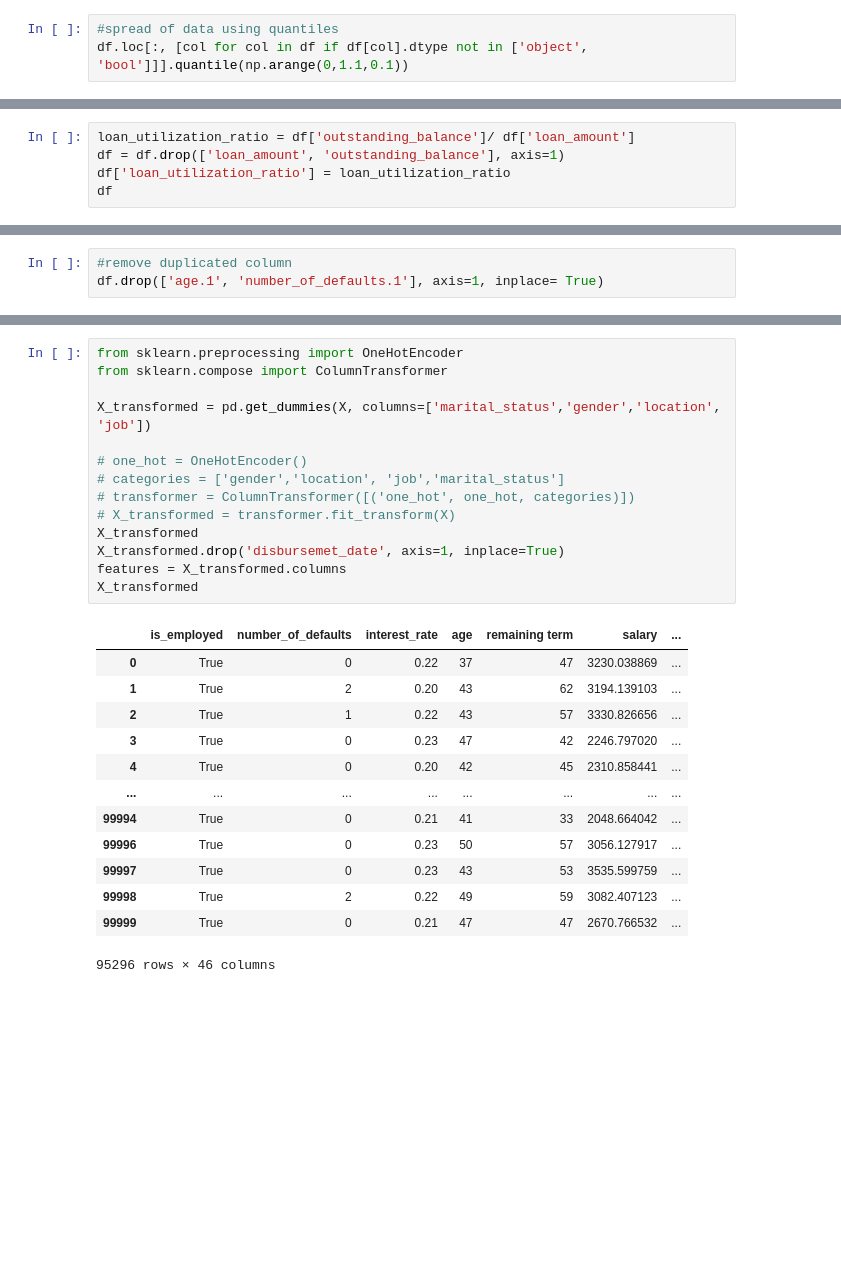
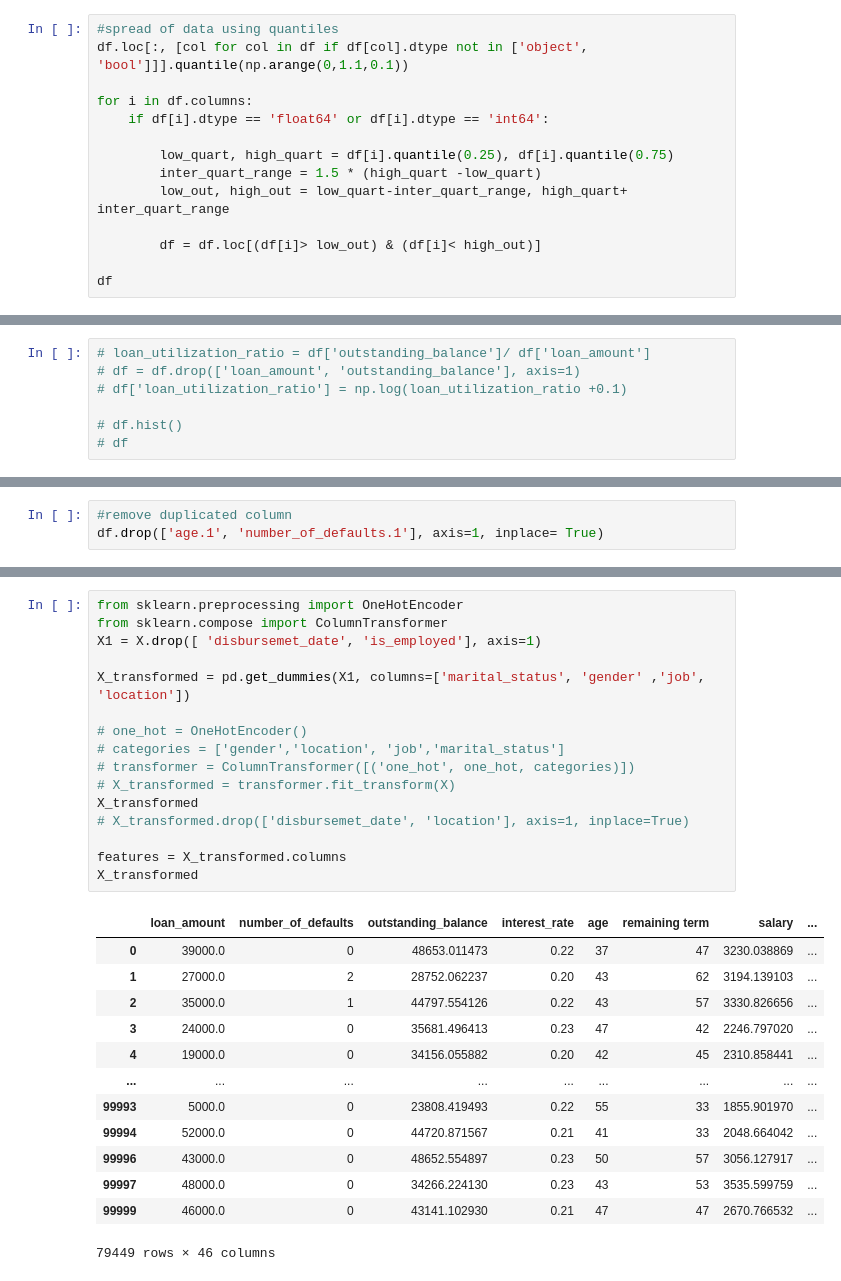
Before and after one commit to Augah2001/Data-Science-Competion-Question-and-Data, a Jupyter notebook: credit_risk.ipynb, the cells around one changed output, grey strips where cells are left out. Drawn from its saved outputs; the diff is of its cells as text; blank space fills up the shorter version.

```diff
--- a/credit_risk.ipynb
+++ b/credit_risk.ipynb
@@ -560,4 +539,15 @@ dtype: int64
 # %%
 #spread of data using quantiles
 df.loc[:, [col for col in df if df[col].dtype not in ['object', 'bool']]].quantile(np.arange(0,1.1,0.1))
+
+for i in df.columns:
+    if df[i].dtype == 'float64' or df[i].dtype == 'int64':
+
+        low_quart, high_quart = df[i].quantile(0.25), df[i].quantile(0.75)
+        inter_quart_range = 1.5 * (high_quart -low_quart)
+        low_out, high_out = low_quart-inter_quart_range, high_quart+ inter_quart_range
+
+        df = df.loc[(df[i]> low_out) & (df[i]< high_out)]
+
+df
 # %% [output]
@@ -612,7 +600,9 @@ sns.heatmap(corrData.corr(), annot= True)
 <Axes: >
 [figure]
 # %%
-loan_utilization_ratio = df['outstanding_balance']/ df['loan_amount']
-df = df.drop(['loan_amount', 'outstanding_balance'], axis=1)
-df['loan_utilization_ratio'] = loan_utilization_ratio
-df
+# loan_utilization_ratio = df['outstanding_balance']/ df['loan_amount']
+# df = df.drop(['loan_amount', 'outstanding_balance'], axis=1)
+# df['loan_utilization_ratio'] = np.log(loan_utilization_ratio +0.1)
+
+# df.hist()
+# df
@@ -702,29 +680,31 @@ df
 # %%
 from sklearn.preprocessing import OneHotEncoder
 from sklearn.compose import ColumnTransformer
+X1 = X.drop([ 'disbursemet_date', 'is_employed'], axis=1)
 
-X_transformed = pd.get_dummies(X, columns=['marital_status','gender','location', 'job'])
+X_transformed = pd.get_dummies(X1, columns=['marital_status', 'gender' ,'job', 'location'])
 
 # one_hot = OneHotEncoder()
 # categories = ['gender','location', 'job','marital_status']
 # transformer = ColumnTransformer([('one_hot', one_hot, categories)])
 # X_transformed = transformer.fit_transform(X)
 X_transformed
-X_transformed.drop('disbursemet_date', axis=1, inplace=True)
+# X_transformed.drop(['disbursemet_date', 'location'], axis=1, inplace=True)
+
 features = X_transformed.columns
 X_transformed
 # %% [output]
-|  | is_employed | number_of_defaults | interest_rate | age | remaining term | salary | ... |
-| 0 | True | 0 | 0.22 | 37 | 47 | 3230.038869 | ... |
-| 1 | True | 2 | 0.20 | 43 | 62 | 3194.139103 | ... |
-| 2 | True | 1 | 0.22 | 43 | 57 | 3330.826656 | ... |
-| 3 | True | 0 | 0.23 | 47 | 42 | 2246.797020 | ... |
-| 4 | True | 0 | 0.20 | 42 | 45 | 2310.858441 | ... |
-| ... | ... | ... | ... | ... | ... | ... | ... |
-| 99994 | True | 0 | 0.21 | 41 | 33 | 2048.664042 | ... |
-| 99996 | True | 0 | 0.23 | 50 | 57 | 3056.127917 | ... |
-| 99997 | True | 0 | 0.23 | 43 | 53 | 3535.599759 | ... |
-| 99998 | True | 2 | 0.22 | 49 | 59 | 3082.407123 | ... |
-| 99999 | True | 0 | 0.21 | 47 | 47 | 2670.766532 | ... |
+|  | loan_amount | number_of_defaults | outstanding_balance | interest_rate | age | remaining term | salary | ... |
+| 0 | 39000.0 | 0 | 48653.011473 | 0.22 | 37 | 47 | 3230.038869 | ... |
+| 1 | 27000.0 | 2 | 28752.062237 | 0.20 | 43 | 62 | 3194.139103 | ... |
+| 2 | 35000.0 | 1 | 44797.554126 | 0.22 | 43 | 57 | 3330.826656 | ... |
+| 3 | 24000.0 | 0 | 35681.496413 | 0.23 | 47 | 42 | 2246.797020 | ... |
+| 4 | 19000.0 | 0 | 34156.055882 | 0.20 | 42 | 45 | 2310.858441 | ... |
+| ... | ... | ... | ... | ... | ... | ... | ... | ... |
+| 99993 | 5000.0 | 0 | 23808.419493 | 0.22 | 55 | 33 | 1855.901970 | ... |
+| 99994 | 52000.0 | 0 | 44720.871567 | 0.21 | 41 | 33 | 2048.664042 | ... |
+| 99996 | 43000.0 | 0 | 48652.554897 | 0.23 | 50 | 57 | 3056.127917 | ... |
+| 99997 | 48000.0 | 0 | 34266.224130 | 0.23 | 43 | 53 | 3535.599759 | ... |
+| 99999 | 46000.0 | 0 | 43141.102930 | 0.21 | 47 | 47 | 2670.766532 | ... |
-95296 rows × 46 columns
+79449 rows × 46 columns
 # %%
```
Also changed, not shown: parts of 25 cells of this notebook.
